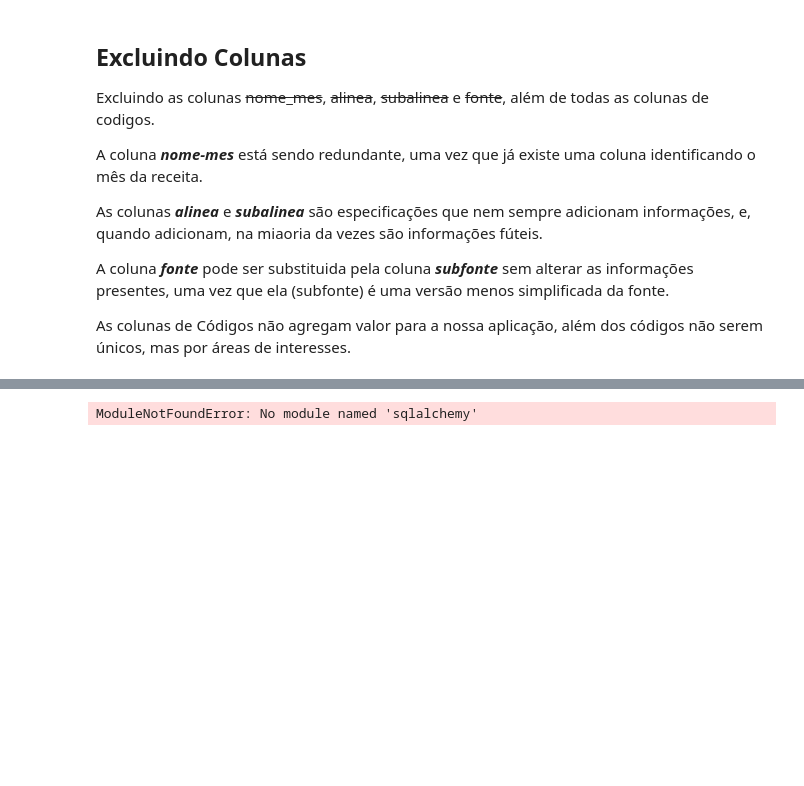
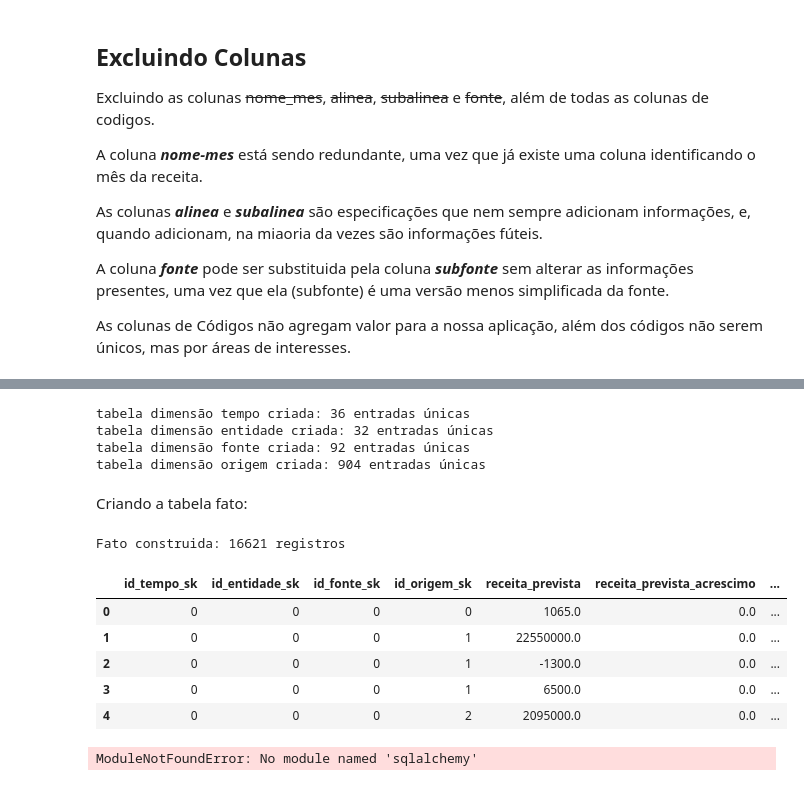
Before and after one commit to Ian-Cerqueira/integracao-db, a Jupyter notebook: notebooks/ETL.ipynb, the cells around one changed output, grey strips where cells are left out. Drawn from its saved outputs; the diff is of its cells as text; code cells hidden in the pictures; blank space fills up the shorter version.

Commit message:
tabela fato criada

```diff
--- a/notebooks/ETL.ipynb
+++ b/notebooks/ETL.ipynb
@@ -337,3 +296,74 @@ Removendo colunas:
+# %%
+#1 Dimensão tempo (quando ocorreu)
+
+colunas_tempo = ['ano', 'mes'] #separar as colunas necessárias para essa dimensão
+
+dim_tempo = df_raw[colunas_tempo].drop_duplicates().reset_index(drop=True) #adicionar as colunas removendo as duplicatas
+dim_tempo = dim_tempo.reset_index().rename(columns = {'index' : 'id_tempo_sk'}) # renomear a coluna index
+
+print(f"tabela dimensão tempo criada: {len(dim_tempo)} entradas únicas")
+
+#2 Dimensão entidade (quem está envolvido)
+
+colunas_entidade = ['orgao_nome', 'unidade_nome'] #separar as colunas necessárias para essa dimensão
+
+dim_entidade = df_raw[colunas_entidade].drop_duplicates().reset_index(drop=True) #adicionar as colunas removendo as duplicatas
+dim_entidade = dim_entidade.reset_index().rename(columns = {'index' : 'id_entidade_sk'}) # renomear a coluna index
+
+print(f"tabela dimensão entidade criada: {len(dim_entidade)} entradas únicas")
+
+#3 Dimensão fonte (de onde vem o dinheiro)
+
+colunas_fonte = ['fonte_recurso_nome'] # Separar as duas colunas para a dimensão fonte
+
+dim_classificacao_financeira = df_raw[colunas_fonte].drop_duplicates().reset_index(drop=True) # Adicionar as colunas removendo as duplicatas
+dim_classificacao_financeira = dim_classificacao_financeira.reset_index().rename(columns = {'index' : 'id_fonte_sk'})  # Renomear a coluna index
+
+print(f"tabela dimensão fonte criada: {len(dim_classificacao_financeira)} entradas únicas")
+
+#4 Dimensão Origem (especificações da receita)
+
+colunas_origem = ['categoria_receita_nome', 'fonte_origem_receita_nome', 'rubrica_receita_nome', 'receita_local_nome'] # Separar as colunas necessárias para essa dimensão
+
+dim_origem = df_raw[colunas_origem].drop_duplicates().reset_index(drop=True)
+dim_origem = dim_origem.reset_index().rename(columns = {'index' : 'id_origem_sk'})
+
+print(f"tabela dimensão origem criada: {len(dim_origem)} entradas únicas")
+# %% [output]
+tabela dimensão tempo criada: 36 entradas únicas
+tabela dimensão entidade criada: 32 entradas únicas
+tabela dimensão fonte criada: 92 entradas únicas
+tabela dimensão origem criada: 904 entradas únicas
+# %% [markdown]
+Criando a tabela fato:
+# %%
+fato = df_raw.merge(dim_tempo, on=colunas_tempo, how='left')
+fato = fato.merge(dim_entidade, on=colunas_entidade, how='left')
+fato = fato.merge(dim_classificacao_financeira, on=colunas_fonte, how='left')
+fato = fato.merge(dim_origem, on=colunas_origem, how='left')
+
+colunas_fato = [
+    'id_tempo_sk',
+    'id_entidade_sk',
+    'id_fonte_sk',
+    'id_origem_sk',
+    'receita_prevista',
+    'receita_prevista_acrescimo',
+    'receita_prevista_atualizada',
+    'receita_arrecadada',
+]
+
+fato_receitas = fato[colunas_fato]
+print(f'Fato construida: {len(fato_receitas)} registros')
+display(fato_receitas.head())
+# %% [output]
+Fato construida: 16621 registros
+|  | id_tempo_sk | id_entidade_sk | id_fonte_sk | id_origem_sk | receita_prevista | receita_prevista_acrescimo | ... |
+| 0 | 0 | 0 | 0 | 0 | 1065.0 | 0.0 | ... |
+| 1 | 0 | 0 | 0 | 1 | 22550000.0 | 0.0 | ... |
+| 2 | 0 | 0 | 0 | 1 | -1300.0 | 0.0 | ... |
+| 3 | 0 | 0 | 0 | 1 | 6500.0 | 0.0 | ... |
+| 4 | 0 | 0 | 0 | 2 | 2095000.0 | 0.0 | ... |
 # %%
 from sqlalchemy import create_engine
 from dotenv import load_dotenv
```
Also changed, not shown: parts of 4 cells of this notebook.
